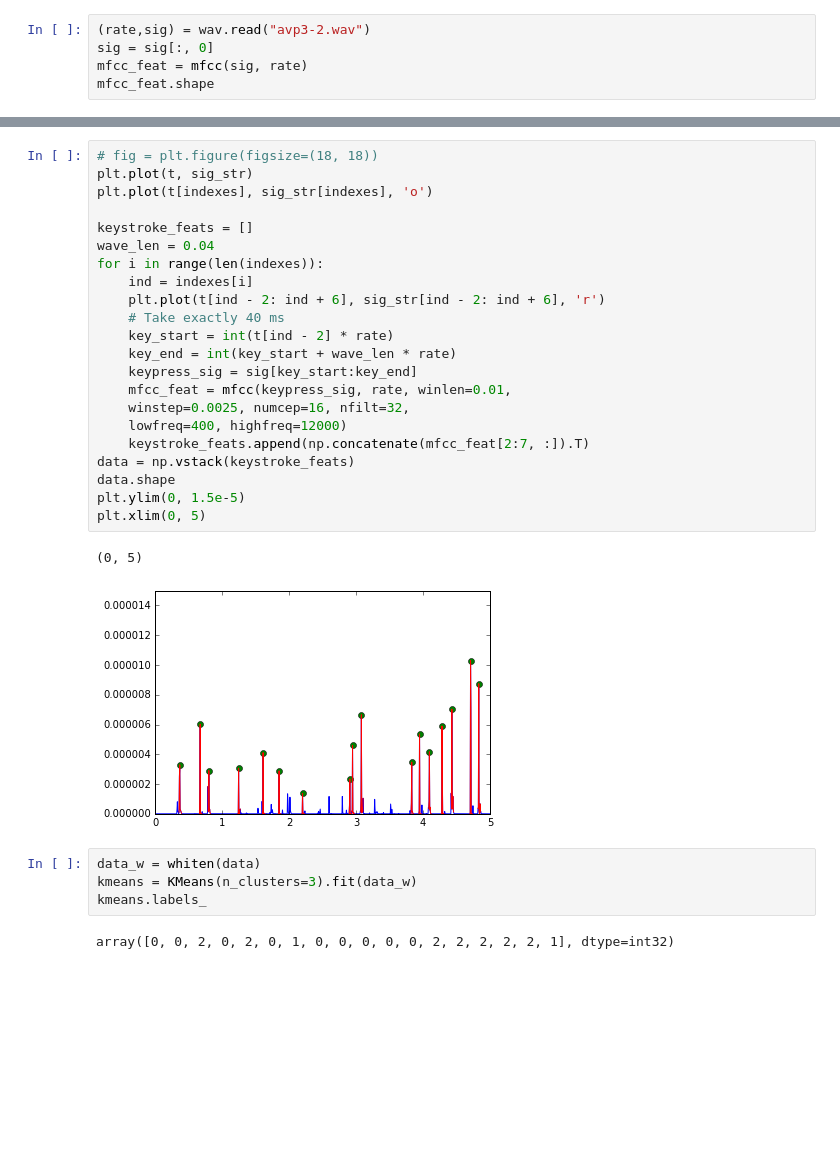
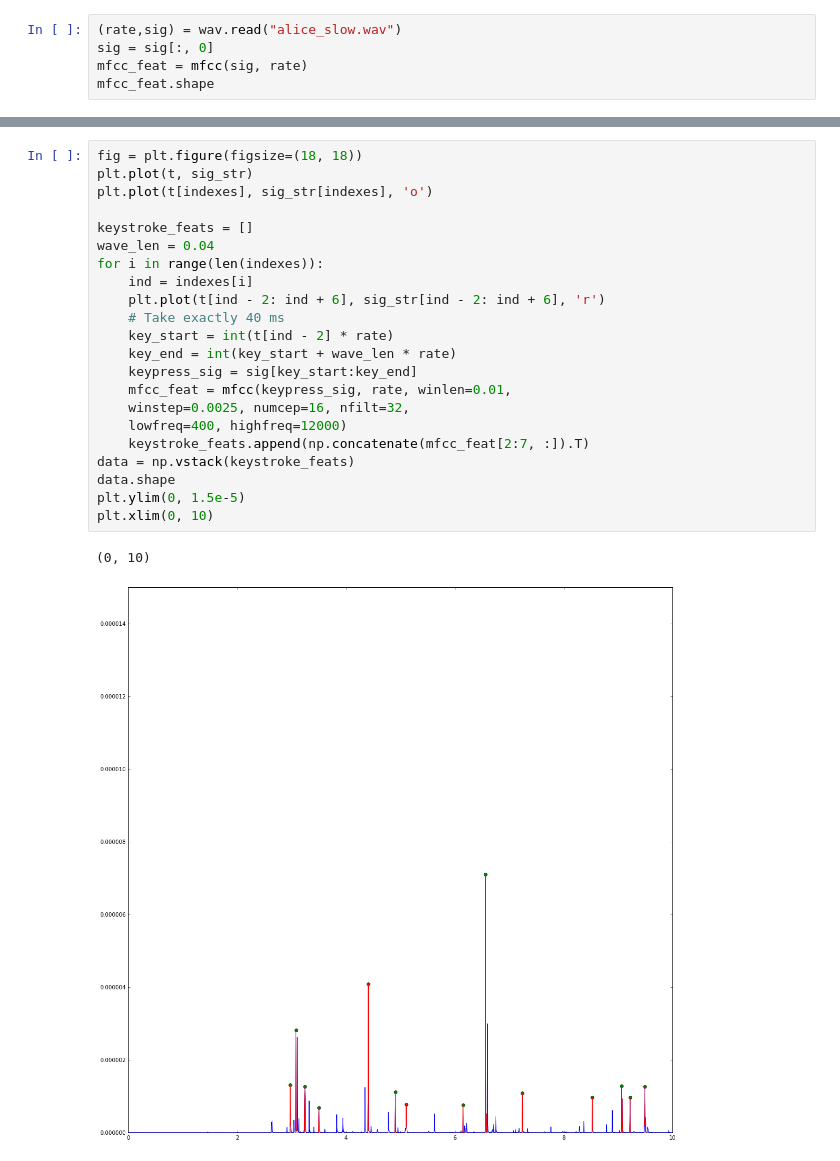
Before and after one commit to kyang01/keyboard_emanations, a Jupyter notebook: Kevins Notebook.ipynb, the cells around one changed output, grey strips where cells are left out. Saved outputs shown, nothing was run; the diff lists cells and outputs as text; blank space fills up the shorter version.

```diff
--- a/Kevins Notebook.ipynb
+++ b/Kevins Notebook.ipynb
@@ -16,5 +25,5 @@ from mpl_toolkits.mplot3d import Axes3D
 # %%
-(rate,sig) = wav.read("avp3-2.wav")
+(rate,sig) = wav.read("alice_slow.wav")
 sig = sig[:, 0]
 mfcc_feat = mfcc(sig, rate)
 mfcc_feat.shape
@@ -60,31 +49,25 @@ plt.xlim(0, 5)
 # %%
-# fig = plt.figure(figsize=(18, 18))
+fig = plt.figure(figsize=(18, 18))
 plt.plot(t, sig_str)
 plt.plot(t[indexes], sig_str[indexes], 'o')
 
 keystroke_feats = []
 wave_len = 0.04
 for i in range(len(indexes)):
     ind = indexes[i]
     plt.plot(t[ind - 2: ind + 6], sig_str[ind - 2: ind + 6], 'r')
     # Take exactly 40 ms
     key_start = int(t[ind - 2] * rate)
     key_end = int(key_start + wave_len * rate)
     keypress_sig = sig[key_start:key_end]
     mfcc_feat = mfcc(keypress_sig, rate, winlen=0.01,
     winstep=0.0025, numcep=16, nfilt=32,
     lowfreq=400, highfreq=12000)
     keystroke_feats.append(np.concatenate(mfcc_feat[2:7, :]).T)
 data = np.vstack(keystroke_feats)
 data.shape
 plt.ylim(0, 1.5e-5)
-plt.xlim(0, 5)
+plt.xlim(0, 10)
 # %% [output]
-(0, 5)
+(0, 10)
-[figure, old version]
+[figure, new version]
-# %%
-data_w = whiten(data)
-kmeans = KMeans(n_clusters=3).fit(data_w)
-kmeans.labels_
-# %% [output]
-array([0, 0, 2, 0, 2, 0, 1, 0, 0, 0, 0, 0, 2, 2, 2, 2, 2, 1], dtype=int32)
```
Also changed, not shown: parts of 16 cells of this notebook.
